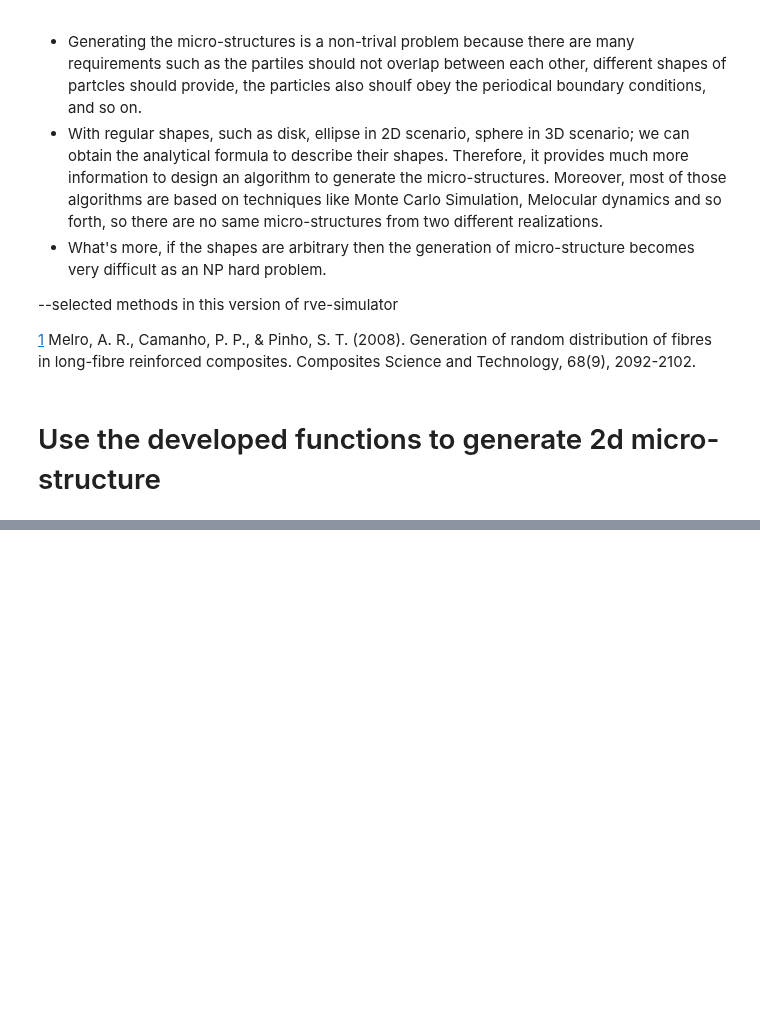
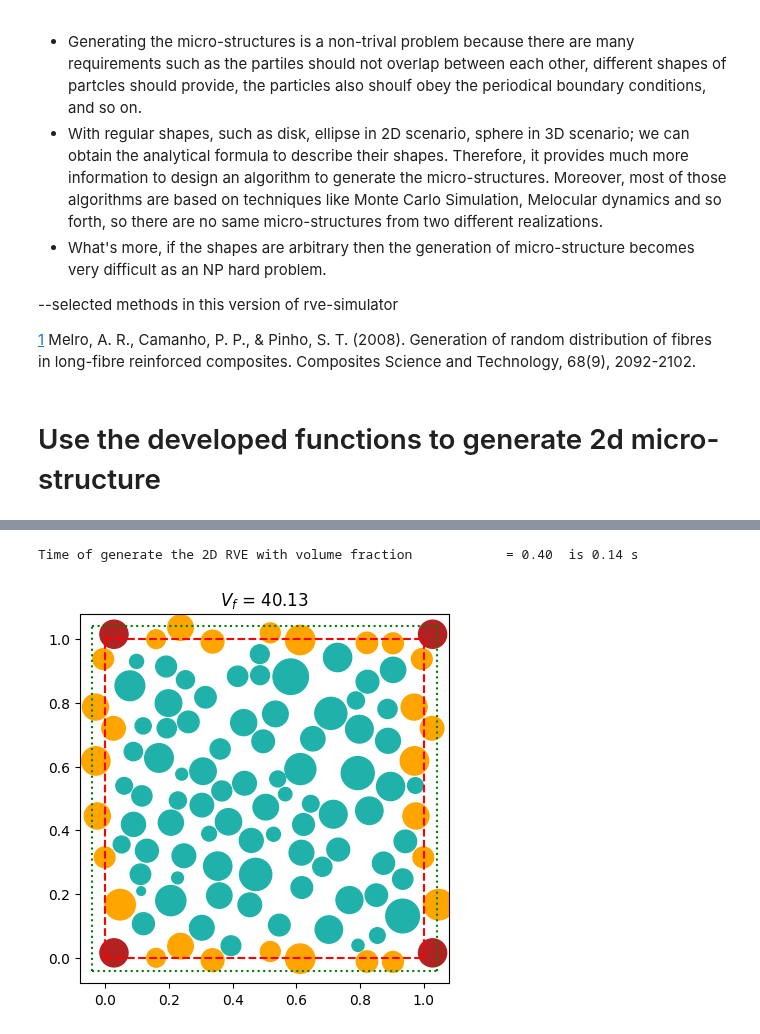
Before and after one commit to bessagroup/rvesimulator, a Jupyter notebook: examples/micro_structure/microstructure_test.ipynb, the cells around one changed output, grey strips where cells are left out. Drawn from its saved outputs; the diff is of its cells as text; code cells hidden in the pictures; blank space fills up the shorter version.

```diff
--- a/examples/micro_structure/microstructure_test.ipynb
+++ b/examples/micro_structure/microstructure_test.ipynb
@@ -60,0 +81,15 @@ rve_generator.plot_rve(save_figure=True, fig_name="RVE_50.png")
+# %%
+# also we can use a large std so that we can see the differences of the
+# disks more intutive'
+heter_micro_structure_generator = HeterCircleInclusion(
+    length=1.0,
+    width=1.0,
+    radius_mu=0.04,
+    radius_std=0.008,
+    vol_req=0.4,
+)
+heter_micro_structure_generator.generate_rve()
+heter_micro_structure_generator.plot_rve()
+# %% [output]
+Time of generate the 2D RVE with volume fraction            = 0.40  is 0.14 s
+[figure, added]
```
Also changed, not shown: parts of 6 cells of this notebook, 13 other files.
